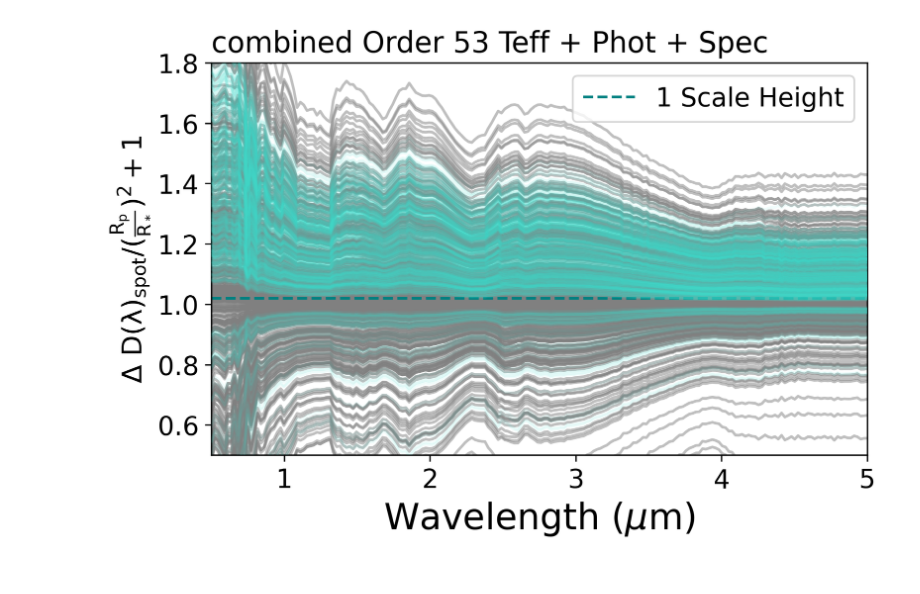
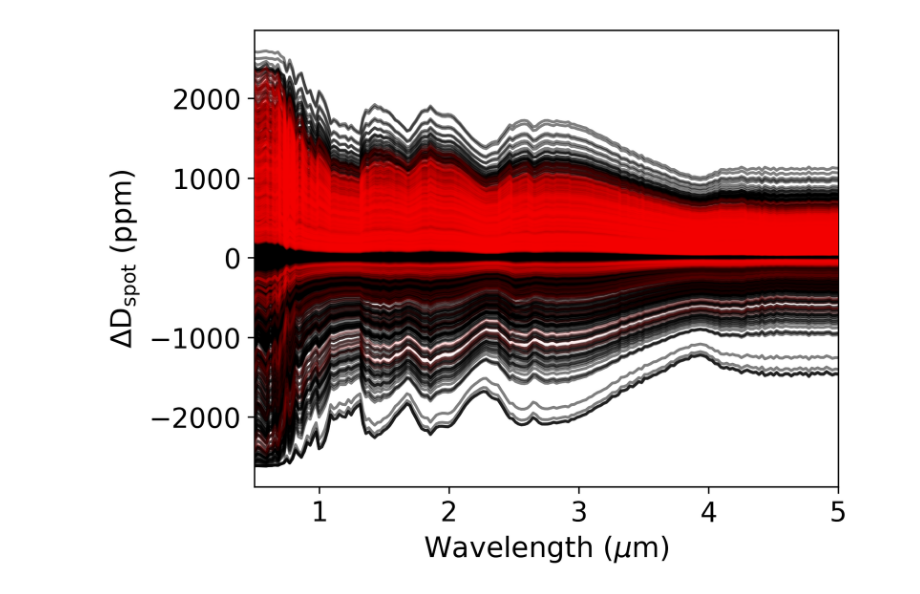
Before and after one commit to will-waalkes/AUMicTLSE, a Jupyter notebook: Plotting/contamination_plots.ipynb, the cells around one changed output. Saved outputs shown, nothing was run; the diff lists cells and outputs as text; code cells hidden in the pictures.

Commit message:
made plots for talk

```diff
--- a/Plotting/contamination_plots.ipynb
+++ b/Plotting/contamination_plots.ipynb
@@ -52,6 +52,8 @@ suptitle = r'T$_{\rm{eff}}$ & Photometric & S($\lambda$) Model Results'
 visits = ['combined']
 orders_I_care_about = good_orders
 
+transit_depth = (0.0512)**2.
+
 for visit in tqdm(visits):
 
     for order in orders_I_care_about:
@@ -72,51 +74,49 @@ for visit in tqdm(visits):
         Now we will plot samples from the posteriors
         """
         wavelength=np.linspace(0.5,5,200)*u.micron
-        plt.figure(figsize=(6,4))
-        title_label=f'{visit} Order {order} {modelname}'
-        plt.title(title_label,fontsize=16,loc='left')
-        plt.ylabel(r'$\rm{\Delta~D(\lambda)_{spot}}/(\frac{R_p}{R_*})^2+1$',fontsize=15)
-        plt.xlabel(r'Wavelength ($\mu$m)',fontsize=20)
-        plt.ylim(0.5,1.8)
+        plt.figure(figsize=(5.5,4))
+        # title_label=f'{visit} Order {order} {modelname}'
+        # plt.title(title_label,fontsize=16,loc='left')
+        plt.ylabel(r'$\Delta \rm D_{spot}$ (ppm)',fontsize=15)
+        plt.xlabel(r'Wavelength ($\mu$m)',fontsize=15)
+        # plt.ylim(0.5,1.8)
         plt.xlim(0.5,5)
-        plt.axhline(1.02,color='teal',label='1 Scale Height',linestyle='--')
+        # plt.axhline(0.02*transit_depth*1e6,color='white',label='1 Scale Height',linestyle='--',zorder=1000)
         # plt.axhline(1.0,color='k',label='Opaque transit depth')
-        for k in range(0,500):
+        for k in range(0,1000):
             j = np.random.randint(low=0,high=(len(Tspot_sam)-1))
-            transit_depth = (0.0512)**2.
             s_spot = get_phoenix_photons(temperature=Tspot_sam[j], wavelength = wavelength,
                                                            logg=4.4, metallicity=0.0)
             s_amb = get_phoenix_photons(temperature=Tamb_sam[j], wavelength = wavelength,
                                                            logg=4.4, metallicity=0.0)
             flux_ratio = s_spot[1]/s_amb[1]
             top = 1.
             bottom = (1. - fspot_sam[j]) + fspot_sam[j] * flux_ratio
             delta_D_spot = ((top / bottom) - 1.) * transit_depth
             depth_factor = (delta_D_spot/transit_depth) + 1.
 
             rand_Tspot = np.random.uniform(2500.0, 4400.0)
             rand_fspot = np.random.uniform(0.01,0.5)
             rand_df = np.random.uniform(0.005,rand_fspot)
-            # rand_Tamb = 3800.0
             rand_Tamb = ( (3700.0**4 - rand_fspot*rand_Tspot**4) / (1-rand_fspot) )**(1/4)
 
             if rand_Tamb <= 2300.0:
                 rand_Tamb = 2301.0
             _s_spot = get_phoenix_photons(temperature=rand_Tspot, wavelength = wavelength,
                                                            logg=4.4, metallicity=0.0)
             _s_amb = get_phoenix_photons(temperature=rand_Tamb, wavelength = wavelength,
                                                            logg=4.4, metallicity=0.0)
             _flux_ratio = _s_spot[1]/_s_amb[1]
             _top = 1.
             _bottom = (1. - rand_fspot) + rand_fspot * _flux_ratio
             _delta_D_spot = ((_top / _bottom) - 1.) * transit_depth
             _depth_factor = (_delta_D_spot/transit_depth) + 1.
 
-            plt.plot(s_spot[0],depth_factor,color = 'turquoise',alpha=0.08,zorder=100) # this will be the input wavelength from the order in question
-            plt.plot(s_spot[0],_depth_factor,color = 'gray',alpha=0.5,zorder=-100) # this will be the input wavelength from the order in question
-        plt.legend(loc = 'upper right')
-        plt.savefig(f'../figs/{label}_contam.png',dpi=200)
+            plt.plot(s_spot[0],(depth_factor-1)*transit_depth*1e6,color = 'red',alpha=0.08,zorder=100) # this will be the input wavelength from the order in question
+            plt.plot(s_spot[0],(_depth_factor-1)*transit_depth*1e6,color = 'k',alpha=0.5,zorder=-100) # this will be the input wavelength from the order in question
+        # plt.legend(loc = 'upper right')
+        plt.savefig(f'../figs/TALK_contam.png',dpi=200)
         plt.show()
         plt.close()
 # %% [output]
-[figure, old version]
+[figure, new version]
```
Also changed, not shown: 1 other file.
